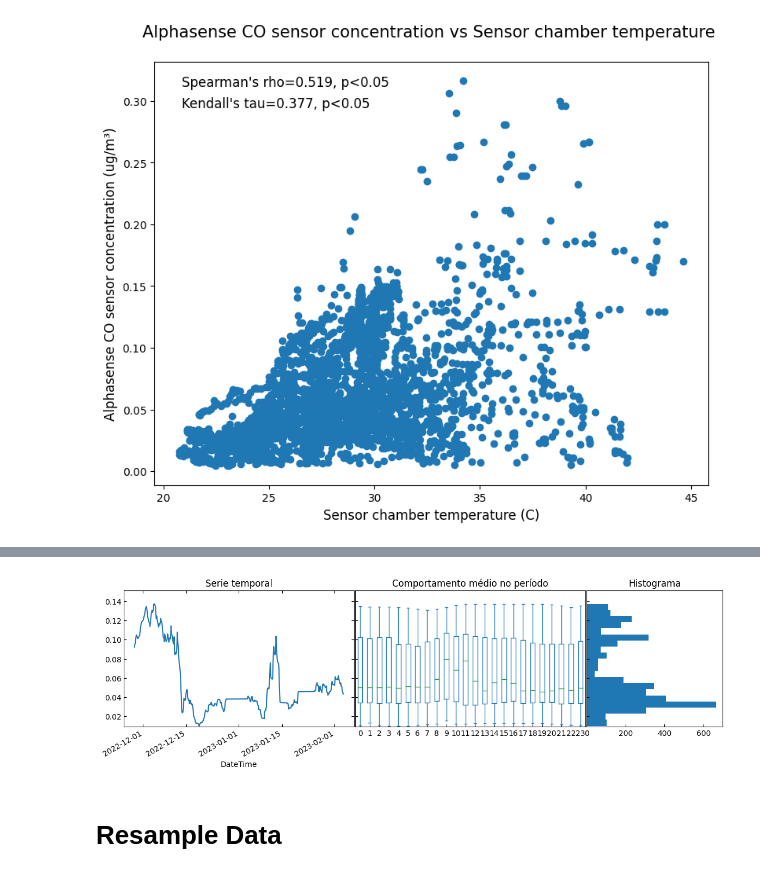
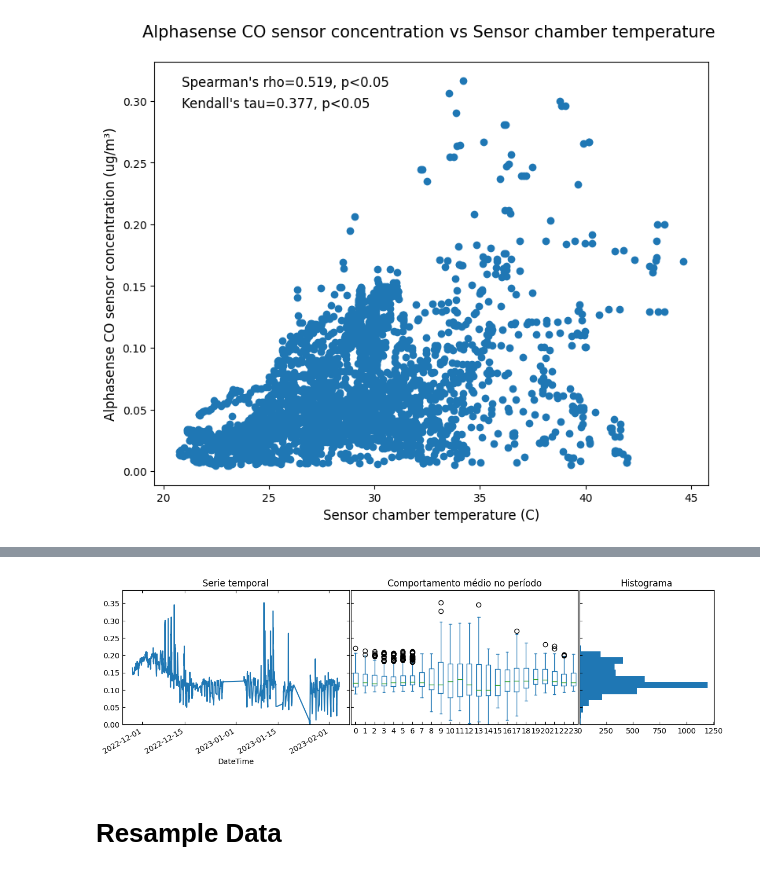
Before and after one commit to campofernando/lcqar-low-cost-monit-proc, a Jupyter notebook: data-pre-processing/CO-sensor_environment_preprocessing.ipynb, the cells around one changed output, grey strips where cells are left out. Cells and saved outputs as stored; diff of their text form; code cells hidden in the pictures.

Commit message:
Prepare notebook for O3 using all sensors

```diff
--- a/data-pre-processing/CO-sensor_environment_preprocessing.ipynb
+++ b/data-pre-processing/CO-sensor_environment_preprocessing.ipynb
@@ -52,7 +52,7 @@ temperature_data.head()
 # %% [markdown]
 ## Merge sensor and temperature data
 # %%
-merged_data = pd.concat([sensor_data, temperature_merge], axis=1, join='outer')
+merged_data = pd.concat([sensor_data, temperature_data], axis=1, join='outer')
 sensor_data = merged_data
 sensor_data['Temperature Tag'] = sensor_data['Temperature Tag'].fillna(value='VALID')
 sensor_data.head()
@@ -276,5 +162,0 @@ The sample does not look normally distributed (reject H0)
-# %%
-valid_dataframe['Trend'] = signal.trend
-valid_dataframe['Seasonal Component'] = signal.seasonal
-valid_dataframe['Residuals'] = signal.resid
-valid_dataframe.head()
@@ -290,0 +165,29 @@ valid_dataframe.head()
+# %%
+from sklearn.linear_model import LinearRegression
+
+sample_dataframe = valid_dataframe[['temperature', 'measuring']].dropna()
+temperature = sample_dataframe['temperature']
+concentration = sample_dataframe['measuring']
+
+# Reshape the data to have a 2D array for sklearn
+X = temperature.values.reshape(-1, 1)
+y = concentration.values
+
+# Create a linear regression model
+model = LinearRegression()
+
+# Fit the model
+model.fit(X, y)
+
+# Predict concentration based on the temperature
+concentration_predicted = model.predict(X)
+
+# Remove the temperature component from the concentration
+concentration_without_temperature = y - concentration_predicted
+
+# Create a new pandas Series with the result
+result_series = pd.Series(concentration_without_temperature - np.min(concentration_without_temperature),
+                            index=sample_dataframe.index, name = 'measuring no Temp')
+
+# Print the result
+print(result_series)
@@ -290,0 +233,3 @@ valid_dataframe.head()
+# %%
+valid_dataframe = pd.concat([valid_dataframe,result_series], axis=1)
+valid_dataframe.head()
@@ -291,8 +254,8 @@ valid_dataframe.head()
 # %%
-df = valid_dataframe[['Trend', 'Hour']].rename(columns={'Trend': 'measuring'})
-sensor_analysis.plot_box_hist(df=df, bins=20)
+dataframe = valid_dataframe.drop(columns='measuring').rename(columns={'measuring no Temp': 'measuring'})
+sensor_analysis.plot_box_hist(df=dataframe, bins=20)
 # %% [output]
-[figure, old version]
+[figure, new version]
 # %% [markdown]
 # Resample Data
 # %%
```
Also changed, not shown: parts of 20 cells of this notebook, 9 other files.
